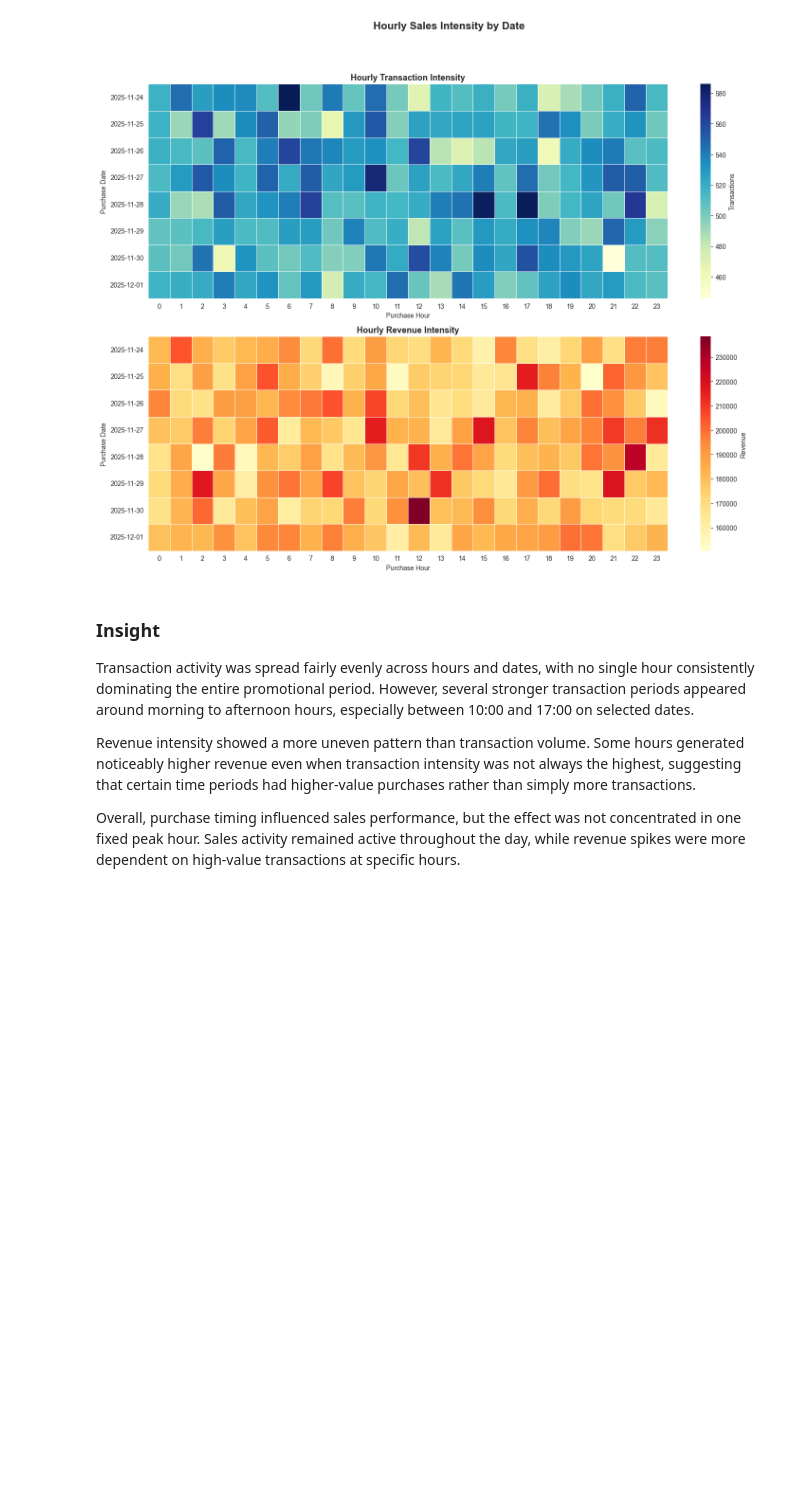
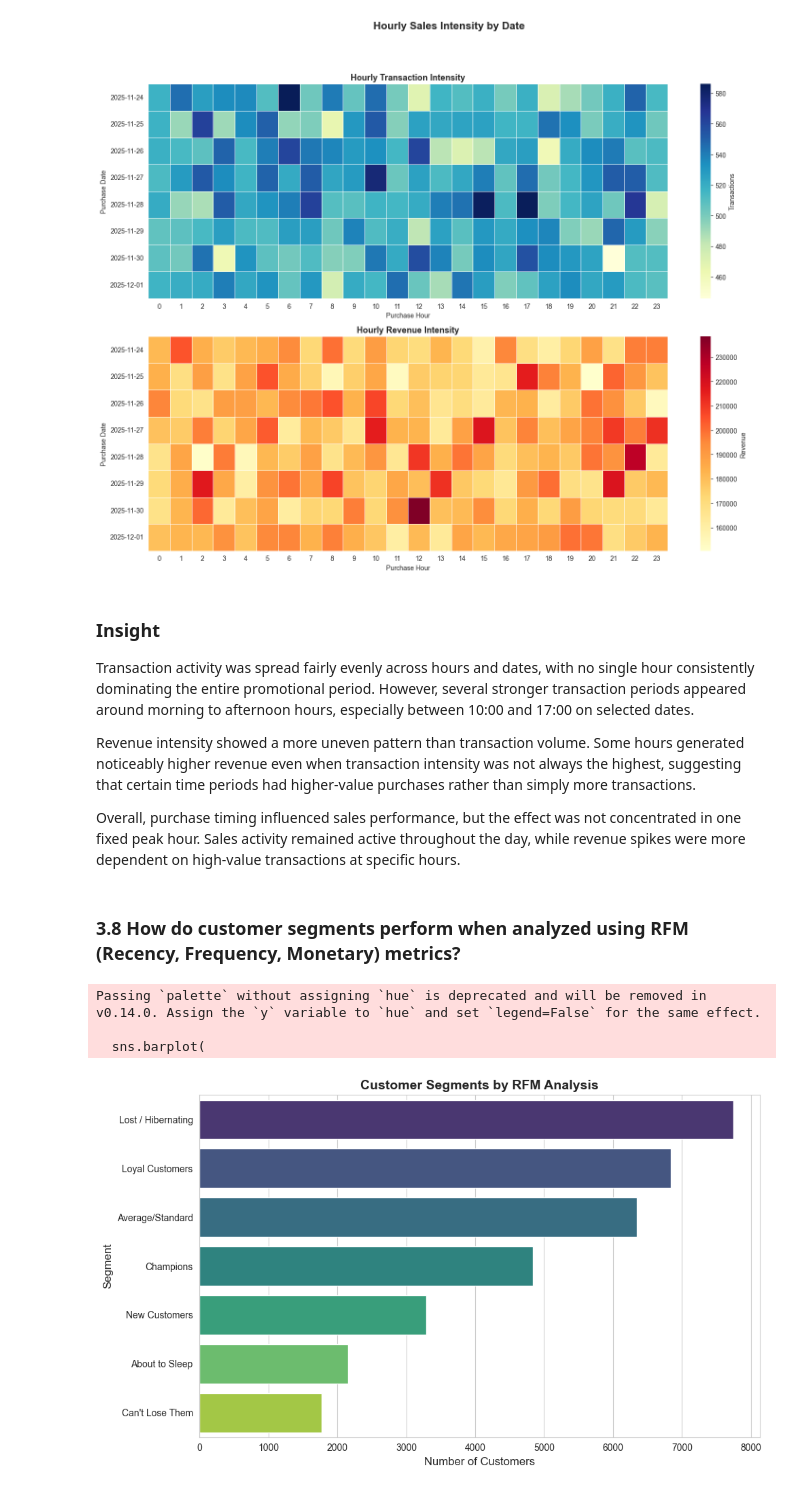
Before and after one commit to fathirrizkifadillah/Black-Friday, a Jupyter notebook: main.ipynb, the cells around one changed output. Drawn from its saved outputs; the diff is of its cells as text; code cells hidden in the pictures; blank space fills up the shorter version.

Commit message:
Customer Segments by RFM Analysis

```diff
--- a/main.ipynb
+++ b/main.ipynb
@@ -985,3 +985,81 @@ Transaction activity was spread fairly evenly across hours and dates, with no si
 Revenue intensity showed a more uneven pattern than transaction volume. Some hours generated noticeably higher revenue even when transaction intensity was not always the highest, suggesting that certain time periods had higher-value purchases rather than simply more transactions.
 
 Overall, purchase timing influenced sales performance, but the effect was not concentrated in one fixed peak hour. Sales activity remained active throughout the day, while revenue spikes were more dependent on high-value transactions at specific hours.
+# %% [markdown]
+### 3.8 How do customer segments perform when analyzed using RFM (Recency, Frequency, Monetary) metrics?
+# %%
+# Calculate RFM metrics
+max_date = df['date'].max()
+rfm = (
+    df.groupby('customer_id')
+      .agg(
+          recency=('date', lambda x: (max_date - x.max()).total_seconds() / 86400.0),
+          frequency=('transaction_id', 'count'),
+          monetary=('purchase_amount', 'sum')
+      )
+      .reset_index()
+)
+
+# Assign scores using ranking/qcut
+rfm['R_score'] = pd.qcut(rfm['recency'].rank(method='first'), 5, labels=[5, 4, 3, 2, 1]).astype(int)
+rfm['F_score'] = pd.qcut(rfm['frequency'].rank(method='first'), 5, labels=[1, 2, 3, 4, 5]).astype(int)
+rfm['M_score'] = pd.qcut(rfm['monetary'].rank(method='first'), 5, labels=[1, 2, 3, 4, 5]).astype(int)
+
+# Segment customers
+def segment_customer(row):
+    r, f, m = row['R_score'], row['F_score'], row['M_score']
+    if r >= 4 and f >= 4 and m >= 4:
+        return 'Champions'
+    elif r <= 2 and f >= 4 and m >= 4:
+        return "Can't Lose Them"
+    elif r >= 3 and f >= 3 and m >= 3:
+        return 'Loyal Customers'
+    elif r >= 4 and f <= 2:
+        return 'New Customers'
+    elif r <= 2 and f <= 2:
+        return 'Lost / Hibernating'
+    elif r == 3 and f <= 2:
+        return 'About to Sleep'
+    else:
+        return 'Average/Standard'
+
+rfm['segment'] = rfm.apply(segment_customer, axis=1)
+
+# Segment summary
+segment_summary = (
+    rfm.groupby('segment')
+       .agg(
+           customer_count=('customer_id', 'count'),
+           avg_recency=('recency', 'mean'),
+           avg_frequency=('frequency', 'mean'),
+           avg_monetary=('monetary', 'mean'),
+           total_monetary=('monetary', 'sum')
+       )
+       .reset_index()
+       .sort_values(by='customer_count', ascending=False)
+)
+
+# Plot distribution
+plt.figure(figsize=(10, 6))
+sns.barplot(
+    data=segment_summary,
+    y='segment',
+    x='customer_count',
+    palette='viridis'
+)
+plt.title('Customer Segments by RFM Analysis', fontsize=14, weight='bold')
+plt.xlabel('Number of Customers', fontsize=12)
+plt.ylabel('Segment', fontsize=12)
+plt.tight_layout()
+
+os.makedirs('plots', exist_ok=True)
+plt.savefig(os.path.join('plots', 'Customer Segments by RFM Analysis.png'), dpi=300, bbox_inches='tight', facecolor='white')
+
+plt.show()
+
+segment_summary
+# %% [output]
+Passing `palette` without assigning `hue` is deprecated and will be removed in v0.14.0. Assign the `y` variable to `hue` and set `legend=False` for the same effect.
+
+  sns.barplot(
+[figure, added]
```
Also changed, not shown: parts of 4 cells of this notebook, 1 other file.
